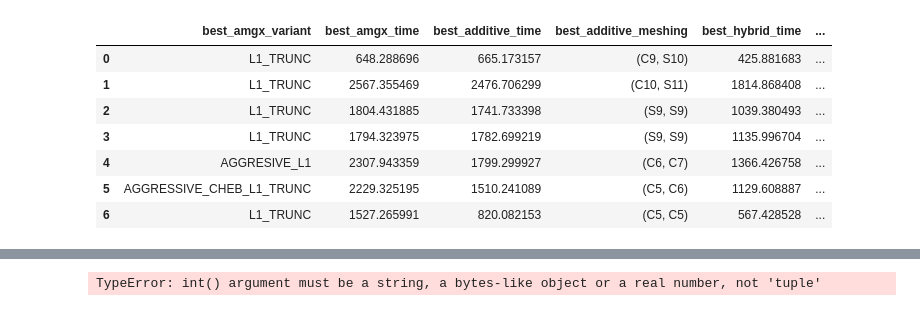
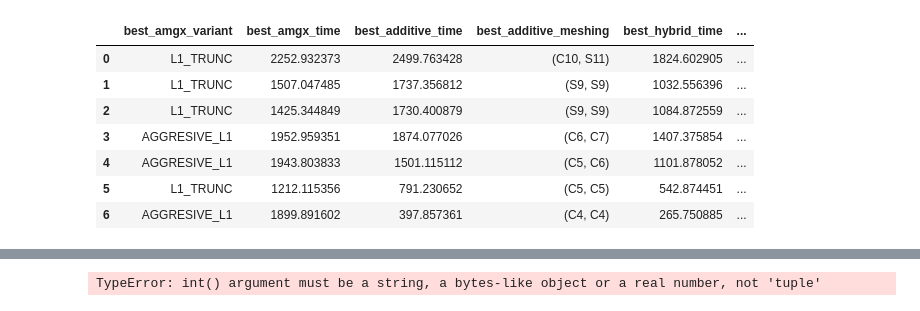
Before and after one commit to mgr0dzicki/dd-solvers, a Jupyter notebook: notebooks/best_comparison.ipynb, the cells around one changed output, grey strips where cells are left out. Drawn from its saved outputs; the diff is of its cells as text; code cells hidden in the pictures.

```diff
--- a/notebooks/best_comparison.ipynb
+++ b/notebooks/best_comparison.ipynb
@@ -25,0 +145,15 @@ df
+# %%
+def matrix_size(row):
+    nnz = row["matrix nnz"]
+    n = row["DoFs"]
+    return nnz * (8 + 4) + (n + 1) * 4
+
+
+df["matrix size (bytes)"] = df.apply(matrix_size, axis=1)
+
+df[df["exception"].isna()].pivot_table(
+    index=["test case"],
+    columns="solver",
+    values="matrix size (bytes)",
+    aggfunc="max",
+).map(lambda x: f"{x:,}" if pd.notna(x) else "N/A")
@@ -45,0 +194,20 @@ problems
+# %%
+def get_m(mesh):
+    return int(mesh[1:])
+
+
+largest_problems = pd.DataFrame(
+    [
+        problem
+        for _, problem in problems.iterrows()
+        if problems[
+            (problems["test case"] == problem["test case"])
+            & (problems["p"] == problem["p"])
+        ]["fine m"]
+        .map(get_m)
+        .max()
+        == get_m(problem["fine m"])
+    ]
+)
+
+largest_problems
@@ -120,6 +297,7 @@ def get_dofs(d, fine_m, p):
         (3, 1): 4,
         (3, 2): 10,
         (3, 3): 20,
+        (3, 4): 35,
     }
     return 2 ** (d * fine_m) * (2 if d == 2 else 6) * element_dofs[(d, p)]
 # %%
@@ -130,7 +308,10 @@ def get_problem_summary(problem):
     fine_m = problem["fine m"]
 
     data = df[
-        (df["test case"] == test_case) & (df["p"] == p) & (df["fine m"] == fine_m) & (df["mesh family"] == mesh_family)
+        (df["test case"] == test_case)
+        & (df["p"] == p)
+        & (df["fine m"] == fine_m)
+        & (df["mesh family"] == mesh_family)
     ]
     if data.empty:
         return pd.Series()
@@ -146,18 +327,18 @@ def get_problem_summary(problem):
     return summary
 # %%
 speedup_table = pd.DataFrame(
-    get_problem_summary(problem) for _, problem in problems.iterrows()
+    get_problem_summary(problem) for _, problem in largest_problems.iterrows()
 )
 speedup_table
 # %% [output]
 |  | best_amgx_variant | best_amgx_time | best_additive_time | best_additive_meshing | best_hybrid_time | ... |
-| 0 | L1_TRUNC | 648.288696 | 665.173157 | (C9, S10) | 425.881683 | ... |
-| 1 | L1_TRUNC | 2567.355469 | 2476.706299 | (C10, S11) | 1814.868408 | ... |
-| 2 | L1_TRUNC | 1804.431885 | 1741.733398 | (S9, S9) | 1039.380493 | ... |
-| 3 | L1_TRUNC | 1794.323975 | 1782.699219 | (S9, S9) | 1135.996704 | ... |
-| 4 | AGGRESIVE_L1 | 2307.943359 | 1799.299927 | (C6, C7) | 1366.426758 | ... |
-| 5 | AGGRESSIVE_CHEB_L1_TRUNC | 2229.325195 | 1510.241089 | (C5, C6) | 1129.608887 | ... |
-| 6 | L1_TRUNC | 1527.265991 | 820.082153 | (C5, C5) | 567.428528 | ... |
+| 0 | L1_TRUNC | 2252.932373 | 2499.763428 | (C10, S11) | 1824.602905 | ... |
+| 1 | L1_TRUNC | 1507.047485 | 1737.356812 | (S9, S9) | 1032.556396 | ... |
+| 2 | L1_TRUNC | 1425.344849 | 1730.400879 | (S9, S9) | 1084.872559 | ... |
+| 3 | AGGRESIVE_L1 | 1952.959351 | 1874.077026 | (C6, C7) | 1407.375854 | ... |
+| 4 | AGGRESIVE_L1 | 1943.803833 | 1501.115112 | (C5, C6) | 1101.878052 | ... |
+| 5 | L1_TRUNC | 1212.115356 | 791.230652 | (C5, C5) | 542.874451 | ... |
+| 6 | AGGRESIVE_L1 | 1899.891602 | 397.857361 | (C4, C4) | 265.750885 | ... |
 # %%
 # assert (speedup_table["best_asm_precision"] == "fp32+fp16").all()
 # assert (speedup_table["best_parallel_precision"] == "fp32+fp16").all()
```
Also changed, not shown: parts of 17 cells of this notebook, 1 other file.
